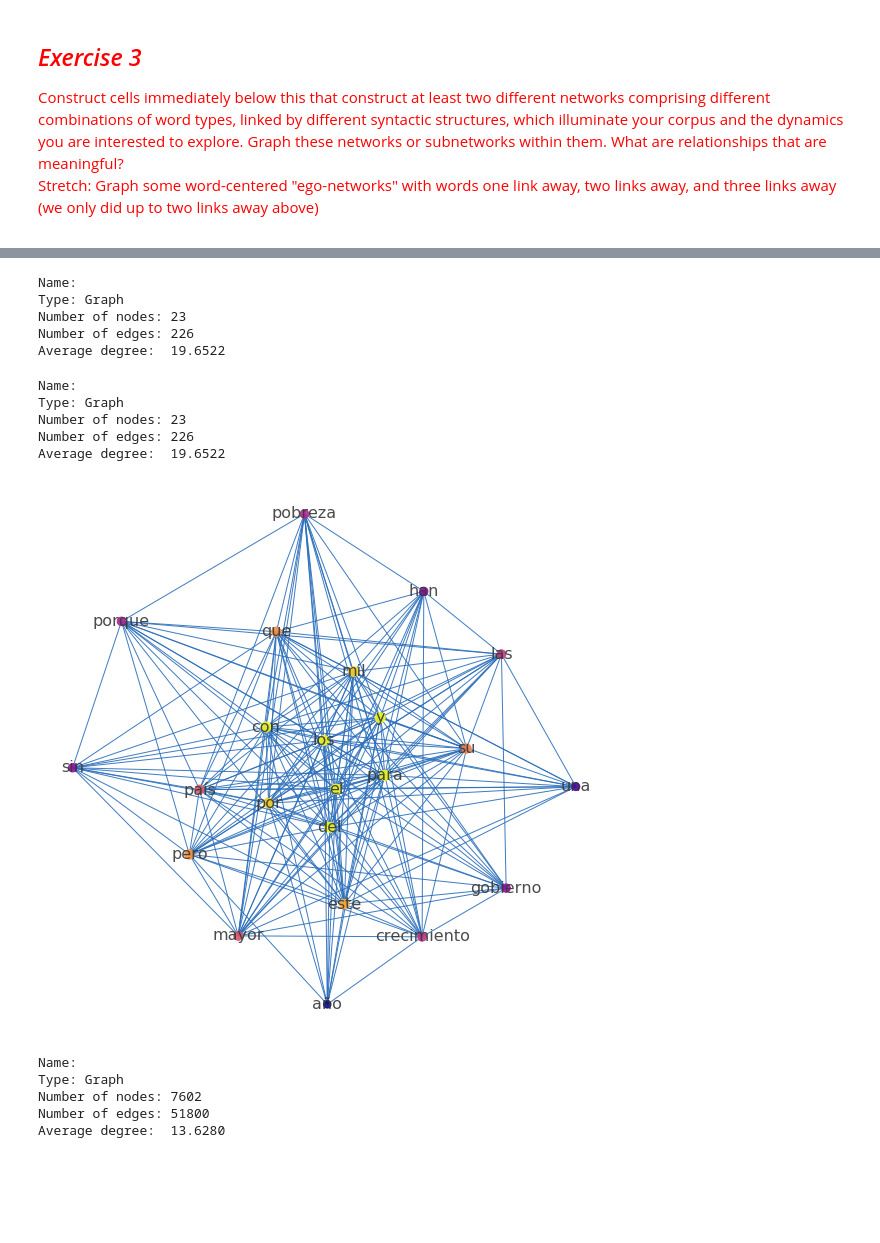
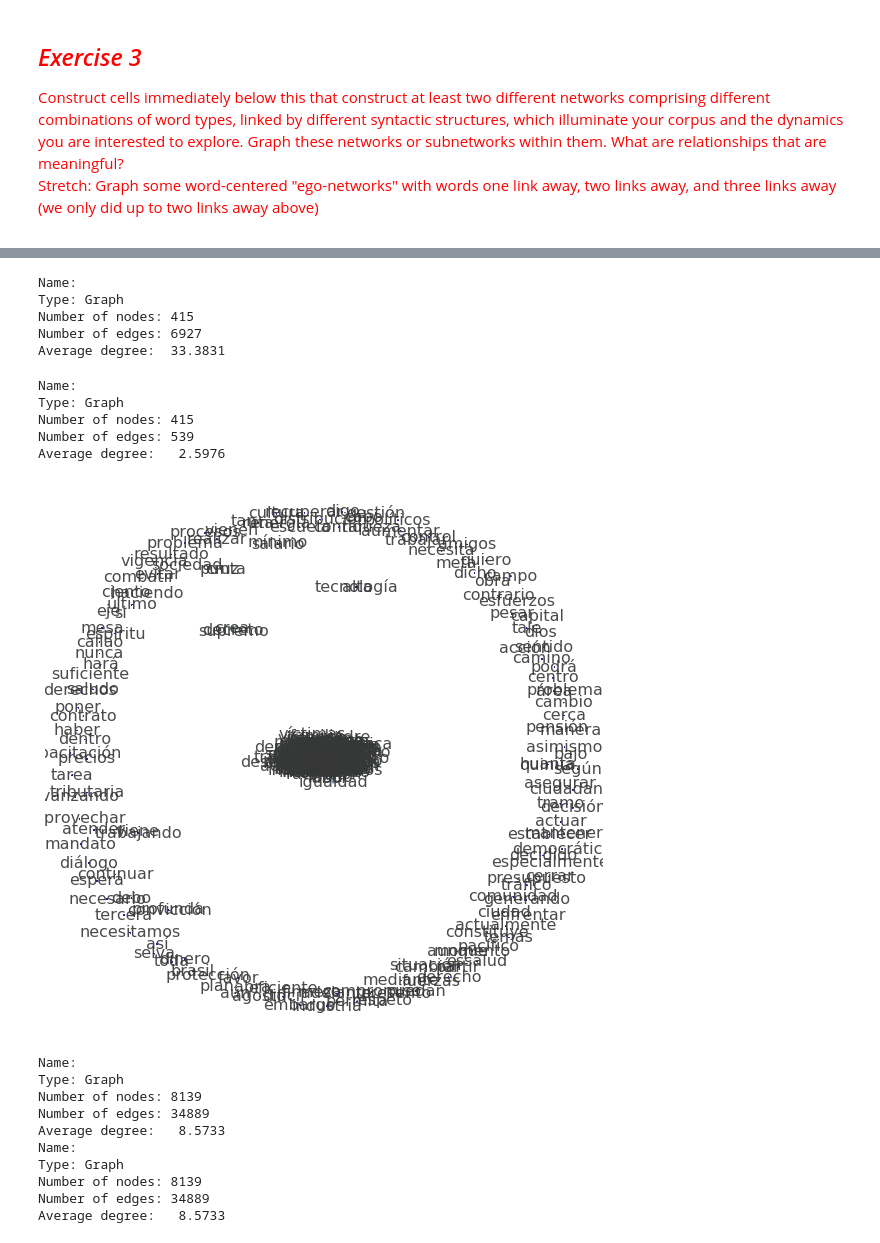
Before and after one commit to ccsuehara/Content-Analysis-2020, a Jupyter notebook: week-5/HW5_exercise.ipynb, the cells around one changed output, grey strips where cells are left out. Cells and saved outputs as stored; diff of their text form; code cells hidden in the pictures; blank space fills up the shorter version.

```diff
--- a/week-5/HW5_exercise.ipynb
+++ b/week-5/HW5_exercise.ipynb
@@ -140,7 +118,7 @@ print(len(df_text['normalized_sents'][:11].sum()))
 # %% [markdown]
 Building the network with all the possible sentences.
 # %%
-g = wordCooccurrence(df_text['normalized_sents'].sum())
+g = wordCooccurrence(df_text['normalized_sents_'].sum())
 # %%
 g
 # %% [output]
@@ -300,5 +290,5 @@ wMean
 # %%
-g = wordCooccurrence(df_text['normalized_sents'].sum())
+g = wordCooccurrence(df_text['normalized_sents_'].sum())
 # %%
 len(g)
 # %% [output]
@@ -364,7 +354,7 @@ nx.draw(giant, ax = ax, pos = layout, labels = {n:n for n in giant.nodes()},
 # %% [markdown]
 The following examines the subgraph for the word gobierno, or emergency, and the words that are in their inmediate and non-inmediate neighborhood.
 # %%
-gobiernoNeighbors = gWord.neighbors('gobierno')
+gobiernoNeighbors = gWord.neighbors('peruanos')
 gobiernoNeighborsPlus1 = set(gobiernoNeighbors)
 for n in gobiernoNeighbors:
     gobiernoNeighborsPlus1 |= set(giant.neighbors(n))
@@ -783 +757,4 @@ gNNMASC = posCooccurrence(df_newtext['normalized_sents'].sum(), 'NOUN__Gender=Ma
+# %%
+gNN = posCooccurrence(df_text['normalized_sents_'].sum(), 'NN')
+#gNNMASC = posCooccurrence(df_text['normalized_sents_'].sum(), 'NN')
 # %%
@@ -798,38 +764,38 @@ Number of edges: 0
 # %%
-gNN2.remove_nodes_from([n for n in gNN2.nodes if len(set(gNN2.neighbors(n))) <= 30])
-print(nx.info(gNN2))
+gNN.remove_nodes_from([n for n in gNN.nodes if len(set(gNN.neighbors(n))) <= 30])
+print(nx.info(gNN))
 # %% [output]
 Name:
 Type: Graph
-Number of nodes: 23
-Number of edges: 226
-Average degree:  19.6522
+Number of nodes: 415
+Number of edges: 6927
+Average degree:  33.3831
 # %%
-gNN2.remove_edges_from([(n1, n2) for n1, n2, d in gNN2.edges(data = True) if d['weight'] <= 2])
-print(nx.info(gNN2))
+gNN.remove_edges_from([(n1, n2) for n1, n2, d in gNN.edges(data = True) if d['weight'] <= 2])
+print(nx.info(gNN))
 # %% [output]
 Name:
 Type: Graph
-Number of nodes: 23
-Number of edges: 226
-Average degree:  19.6522
+Number of nodes: 415
+Number of edges: 539
+Average degree:   2.5976
 # %%
-layout_nn = nx.spring_layout(gNN2, weight='weight', iterations= 100)
+layout_nn = nx.spring_layout(gNN, weight='weight', iterations= 100)
 fig, ax = plt.subplots(figsize = (10,10))
-centralities_nn = nx.eigenvector_centrality(gNN2)
+centralities_nn = nx.eigenvector_centrality(gNN)
 maxC = max(centralities_nn.items(), key = lambda x : x[1])[1]
-maxWeight = max((d['weight'] for n1, n2, d in gNN2.edges(data = True)))
-minWeight = min((d['weight'] for n1, n2, d in gNN2.edges(data = True)))
-nx.draw(gNN2, ax = ax, pos = layout_nn, labels = {n: n for n in gNN2.nodes()},
+maxWeight = max((d['weight'] for n1, n2, d in gNN.edges(data = True)))
+minWeight = min((d['weight'] for n1, n2, d in gNN.edges(data = True)))
+nx.draw(gNN, ax = ax, pos = layout_nn, labels = {n: n for n in gNN.nodes()},
         #width=[(d['weight'] - minWeight + .7) / maxWeight for n1, n2, d in gNN.edges(data = True)],
         alpha = .9,
-        node_color = [centralities_nn[n] / maxC for n in gNN2.nodes],
-        node_size = [centralities_nn[n] / maxC * 100 for n in gNN2.nodes],
+        node_color = [centralities_nn[n] / maxC for n in gNN.nodes],
+        node_size = [centralities_nn[n] / maxC * 100 for n in gNN.nodes],
         font_size = 16,
         font_color = 'xkcd:dark grey',
         edge_color = 'xkcd:medium blue',
         cmap = plt.get_cmap('plasma'),
        )
 # %% [output]
-[figure, old version]
+[figure, new version]
 # %%
@@ -837,12 +803,19 @@ gNV = posCooccurrence(df_newtext['normalized_sents'].sum(), 'NN', 'VB')
 # %%
+print(nx.info(gNV1))
+#gNV1 = copy.deepcopy(gNV)
+gNV = copy.deepcopy(gNV1)
 print(nx.info(gNV))
-gNV1 = copy.deepcopy(gnV)
 # %% [output]
 Name:
 Type: Graph
-Number of nodes: 7602
-Number of edges: 51800
-Average degree:  13.6280
+Number of nodes: 8139
+Number of edges: 34889
+Average degree:   8.5733
+Name:
+Type: Graph
+Number of nodes: 8139
+Number of edges: 34889
+Average degree:   8.5733
 # %%
 gNV.remove_edges_from([(n1,n2) for n1,n2,d in gNV.edges(data = True) if gNV.nodes[n1]['bipartite'] == gNV.nodes[n2]['bipartite']])
 # %%
```
Also changed, not shown: parts of 65 cells of this notebook.
